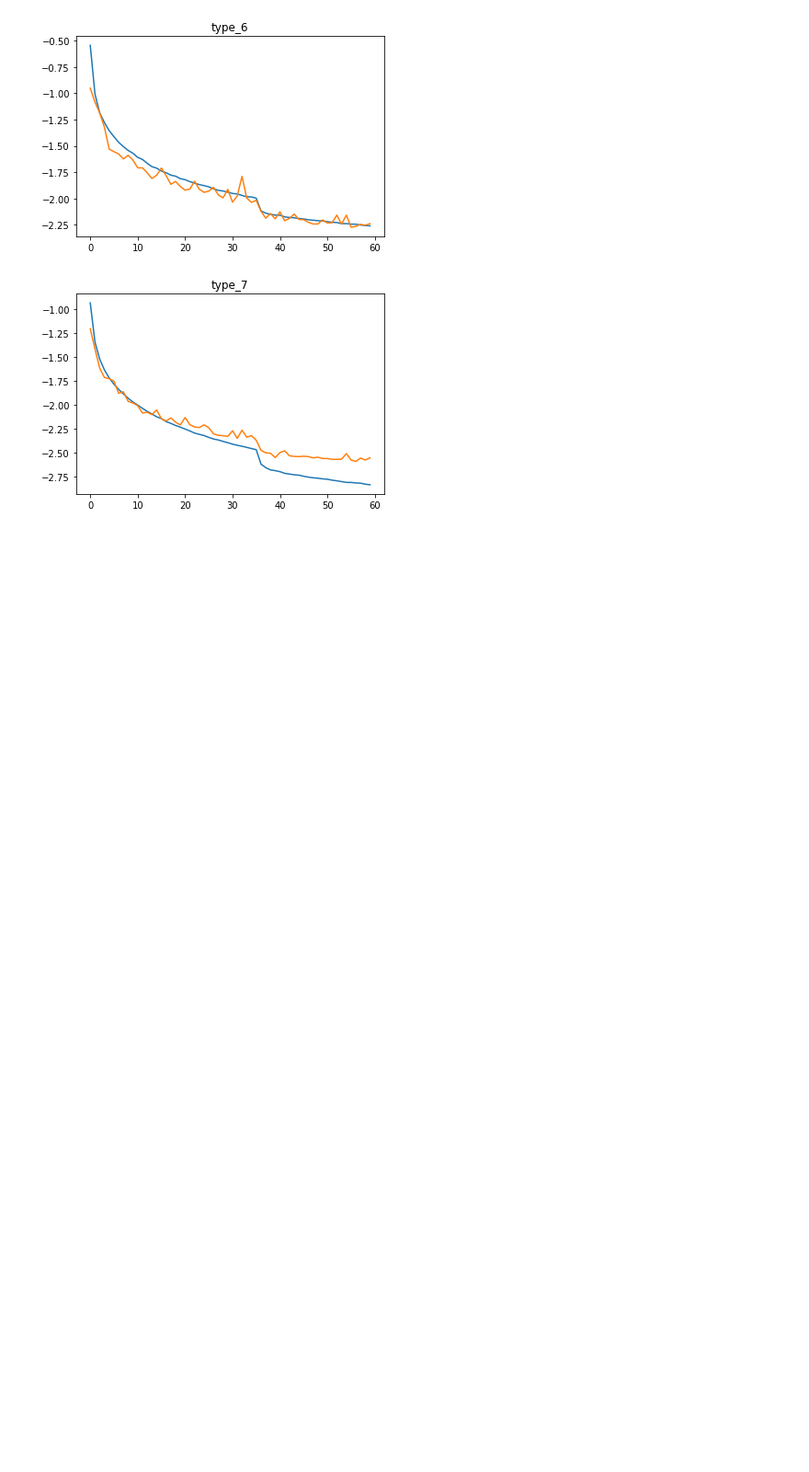
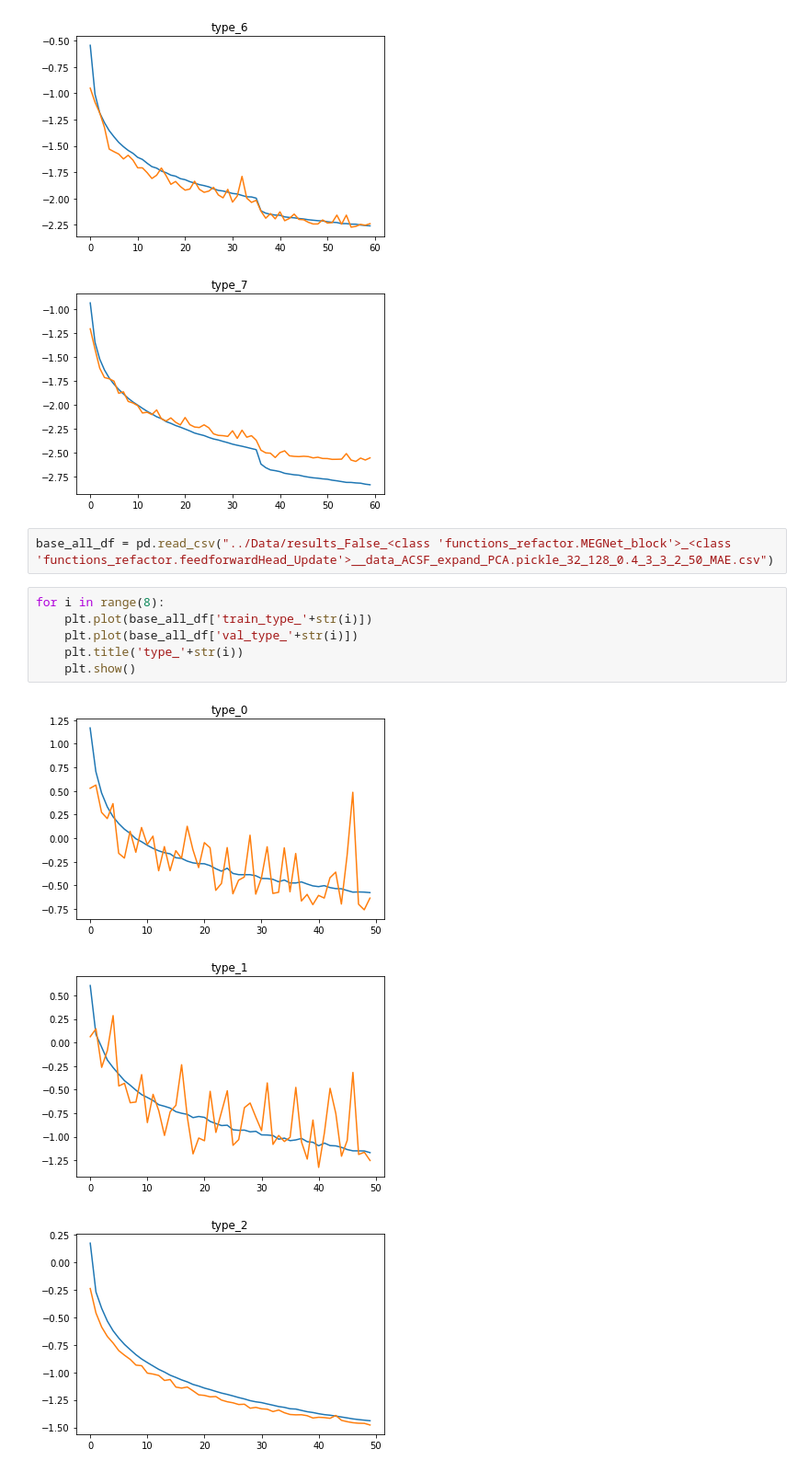
Before and after one commit to zhenlan0426/QM, a Jupyter notebook: outcome_analysis.ipynb, the cells around one changed output. Shown at 92% size. Cells and saved outputs as stored; diff of their text form; blank space fills up the shorter version.

```diff
--- a/outcome_analysis.ipynb
+++ b/outcome_analysis.ipynb
@@ -58,3 +58,15 @@ for i in range(8):
 [figure]
 [figure]
 [figure]
+# %%
+base_all_df = pd.read_csv("../Data/results_False_<class 'functions_refactor.MEGNet_block'>_<class 'functions_refactor.feedforwardHead_Update'>__data_ACSF_expand_PCA.pickle_32_128_0.4_3_3_2_50_MAE.csv")
+# %%
+for i in range(8):
+    plt.plot(base_all_df['train_type_'+str(i)])
+    plt.plot(base_all_df['val_type_'+str(i)])
+    plt.title('type_'+str(i))
+    plt.show()
+# %% [output]
+[figure, added]
+[figure, added]
+[figure, added]
```
Also changed, not shown: parts of 1 cell of this notebook, 10 other files.
